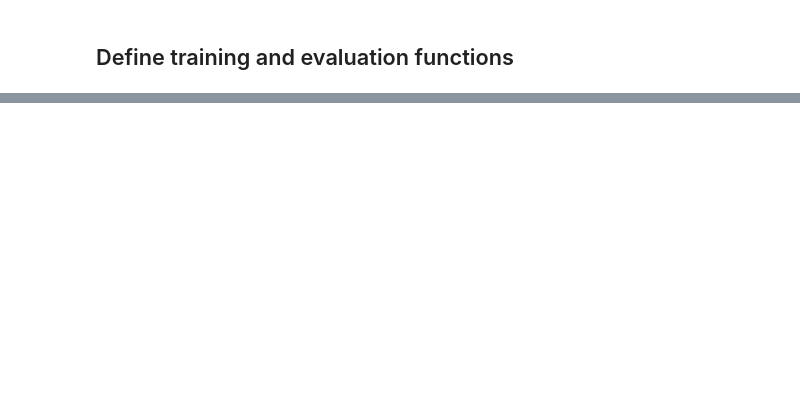
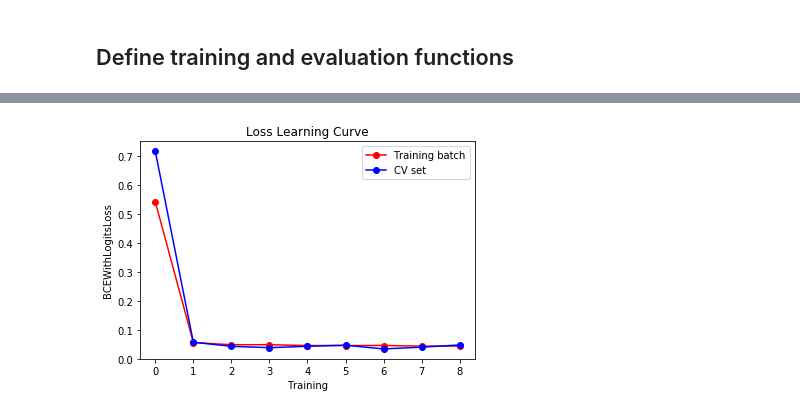
Before and after one commit to reneang17/deep-toxic-analysis, a Jupyter notebook: local/building_models/convolutional.ipynb, the cells around one changed output, grey strips where cells are left out. Cells and saved outputs as stored; diff of their text form; code cells hidden in the pictures; blank space fills up the shorter version.

```diff
--- a/local/building_models/convolutional.ipynb
+++ b/local/building_models/convolutional.ipynb
@@ -318,23 +323,24 @@ model.embedding.weight.requires_grad = True
 
 N_EPOCHS = 3
 best_valid_loss = float('inf')
-loss_hist= []
+loss_hist= []; acc_hist= []
 #UNFREEZE = 4
 for epoch in range(N_EPOCHS):
 
     start_time = time.time()
 
     train_loss, _loss_hist, train_acc = train(model, train_iterator, optimizer, criterion)
-    valid_loss, valid_acc , _preds  , _labels  = evaluate(model, valid_iterator, criterion)
+    valid_loss, valid_acc, _preds  , _labels  = evaluate(model, valid_iterator, criterion)
     end_time = time.time()
 
     loss_hist+= _loss_hist
+    acc_hist+= [[valid_acc, train_acc]]
 
     epoch_mins, epoch_secs = epoch_time(start_time, end_time)
 
     if valid_loss < best_valid_loss:
         best_valid_loss = valid_loss
-        torch.save(model.state_dict(), 'ws-model.pt')
+        torch.save(model.state_dict(), '../stored_models/cnn-model.pt')
 
 
 #    if (epoch) > UNFREEZE:
@@ -355,10 +364,12 @@ Epoch: 02 | Epoch Time: 3m 39s
 # %%
 import matplotlib.pyplot as plt
-title = 'Learning Curve'
+title = 'Loss Learning Curve'
 plt.title(title)
 plt.plot([i[1] for i in loss_hist], 'o-', color="r",label= "Training batch")
 plt.plot([i[0] for i in loss_hist],  'o-', color="b", label="CV set")
 plt.legend(loc="best")
 plt.xlabel("Training")
 plt.ylabel("BCEWithLogitsLoss")
-plt.savefig('../plots_tables/'+title.replace(' ', '_')+'.png')
+plt.savefig('../plots_tables/'+'lstm'+title.replace(' ', '_')+'.png')
+# %% [output]
+[figure, added]
```
Also changed, not shown: parts of 29 cells of this notebook.
